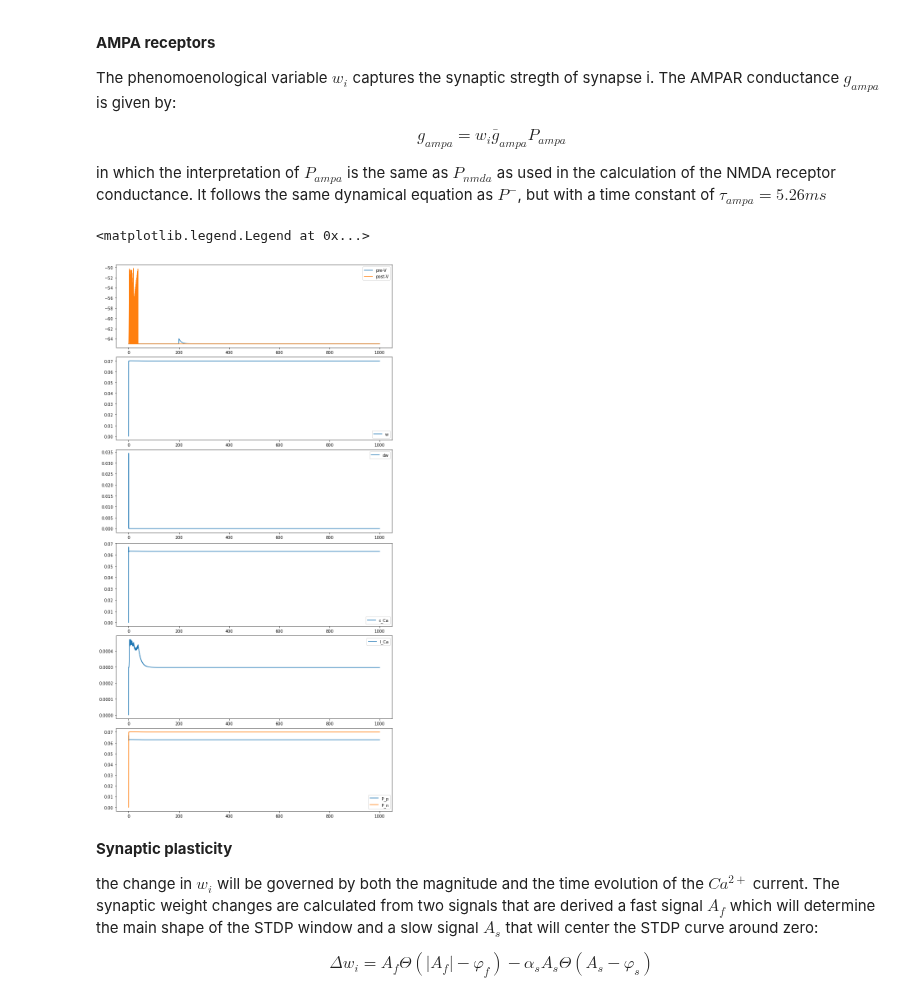
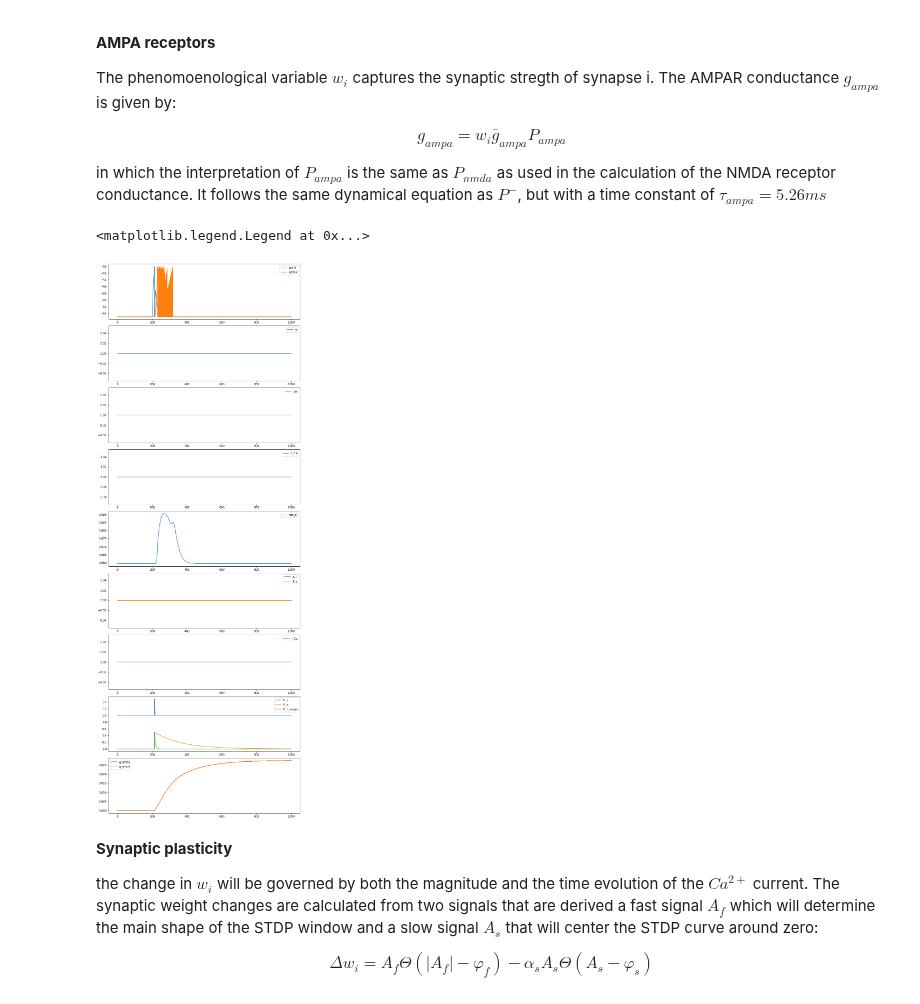
Before and after one commit to AohuaCheng/Neuro-and-Complexity-Science, a Jupyter notebook: Coding/STDP/STDP.ipynb, the cells around one changed output. Cells and saved outputs as stored; diff of their text form; code cells hidden in the pictures.

```diff
--- a/Coding/STDP/STDP.ipynb
+++ b/Coding/STDP/STDP.ipynb
@@ -229,7 +229,7 @@ class Synapse(bp.TwoEndConn):
 
   @staticmethod
   @bp.odeint # (method='exponential_euler')
-  def integral(I_Ca_h, w, A_f, A_s, P_p, P_n, P_n_ampa, sim_G, c_Ca, t, V_lp, tau_G):
+  def integral(P_p, P_n, P_n_ampa, sim_G, c_Ca, I_Ca_h, w, A_f, A_s, g_nmda, g_ampa, t, V_lp, tau_G):
     dP_p = (1 - P_p) / tau_p
     dP_n = (0 - P_n) / tau_n
     dP_n_ampa = (0 - P_n_ampa) / tau_ampa
@@ -247,10 +247,10 @@ class Synapse(bp.TwoEndConn):
 
     delta_I_Ca = (I_Ca - I_Ca_h) / dt
     dw = A_f*H1 - alpha_s*A_s*H2
-    dA_f = (-A_f + alpha_Af*(1-A_f*delta_I_Ca)) / tau_f
+    dA_f = (-A_f + alpha_Af*(1-A_f)*delta_I_Ca) / tau_f
     dA_s = (-A_s - (1 - A_s)*I_Ca) / tau_s
 
-    return dP_p, dP_n, dP_n_ampa, dsim_G, dc_Ca, g_nmda, g_ampa, I_Ca, w
+    return dP_p, dP_n, dP_n_ampa, dsim_G, dc_Ca, I_Ca, dw, dA_f, dA_s, g_nmda, g_ampa
 
   def __init__(self, pre, post, conn, tau_G=20., **kwargs):
     super(Synapse, self).__init__(pre=pre, post=post, **kwargs)
@@ -263,11 +263,11 @@ class Synapse(bp.TwoEndConn):
     self.size = len(self.pre_ids)
 
     # variables
-    self.P_p = bp.ops.zeros(self.size)
+    self.P_p = bp.ops.ones(self.size)
     self.P_n = bp.ops.zeros(self.size)
     self.P_n_ampa = bp.ops.zeros(self.size)
-    self.sim_G = bp.ops.zeros(self.size)
-    self.c_Ca = bp.ops.zeros(self.size)
+    self.sim_G = bp.ops.ones(self.size) * 1 / ( 1 + Mg2/3.56 * np.exp(-E_L/16.12) )
+    self.c_Ca = bp.ops.ones(self.size)
     self.g_nmda = bp.ops.zeros(self.size)
     self.g_ampa = bp.ops.zeros(self.size)
     self.I_Ca = bp.ops.zeros(self.size)
@@ -279,9 +279,9 @@ class Synapse(bp.TwoEndConn):
     for i in range(self.size):
       pre_id, post_id = self.pre_ids[i], self.post_ids[i]
       # update
-      P_p, P_n, P_n_ampa, self.sim_G[i], self.c_Ca[i], self.g_nmda[i], self.g_ampa[i], self.I_Ca[i], self.w[i] = self.integral(self.I_Ca[i],
-      self.w[i], self.A_f[i], self.A_s[i], self.P_p[i], self.P_n[i], self.P_n_ampa[i],
-      self.sim_G[i], self.c_Ca[i], _t, self.post.V_lp[post_id], self.tau_G)
+      P_p, P_n, P_n_ampa, self.sim_G[i], self.c_Ca[i], self.I_Ca[i], self.w[i], self.A_f[i], self.A_s[i], self.g_nmda[i], self.g_ampa[i] = self.integral(self.P_p[i],
+      self.P_n[i], self.P_n_ampa[i], self.sim_G[i], self.c_Ca[i], self.I_Ca[i], self.w[i],
+      self.A_f[i], self.A_s[i], self.g_ampa[i], self.g_nmda[i], _t, self.post.V_lp[post_id], self.tau_G)
       if self.pre.spike[pre_id]:
         P_p += alpha_p * self.P_p[i]
         P_n += alpha_n * (1 - self.P_n[i])
@@ -300,39 +300,52 @@ pre_I = bp.ops.zeros(idx_duration)
 post_I = bp.ops.zeros(idx_duration)
 idx_pre_spike = int(200/dt)
 idx_post_spike = int(220/dt)
-pre_I[idx_pre_spike] = 100
-post_I[idx_post_spike] = 100
+idx_spike_duration = int(20/dt)
+pre_I[idx_pre_spike: idx_pre_spike+idx_spike_duration] = 20
+post_I[idx_post_spike: idx_post_spike+idx_spike_duration] = 0
 
 neu1 = LIF(1, monitors=['V', 'V_lp'])
 neu2 = LIF(1, monitors=['V'])
-syn1 = Synapse(pre=neu1, post=neu2, conn=bp.connect.All2All(), monitors=['w','c_Ca','I_Ca','g_nmda','P_p','P_n'])
+syn1 = Synapse(pre=neu1, post=neu2, conn=bp.connect.All2All(), monitors=['w','c_Ca','I_Ca','g_nmda','g_ampa','P_p','P_n','P_n_ampa','sim_G','A_f','A_s'])
 net1 = bp.Network(neu1, syn1, neu2)
 net1.run(t_duration, inputs=[(neu1, 'input', pre_I), (neu2, 'input', post_I)])
 # %%
 fig, gs = bp.visualize.get_figure(10, 1, 3, 10)
 fig.add_subplot(gs[0, 0])
 plt.plot(neu1.mon.ts, neu1.mon.V, label='pre-V')
 plt.plot(neu2.mon.ts, neu2.mon.V, label='post-V')
 plt.legend()
 fig.add_subplot(gs[1, 0])
 plt.plot(syn1.mon.ts, syn1.mon.w[:, 0], label='w')
 plt.legend()
 fig.add_subplot(gs[2, 0])
 plt.plot(syn1.mon.ts, np.gradient(syn1.mon.w[:, 0]), label='dw')
 plt.legend()
 fig.add_subplot(gs[3, 0])
 plt.plot(syn1.mon.ts, syn1.mon.c_Ca[:, 0], label='c_Ca')
 plt.legend()
 fig.add_subplot(gs[4, 0])
+plt.plot(syn1.mon.ts, syn1.mon.sim_G[:, 0], label='sim_G')
+plt.legend()
+fig.add_subplot(gs[5, 0])
+plt.plot(syn1.mon.ts, syn1.mon.A_f[:, 0], label='A_f')
+plt.plot(syn1.mon.ts, syn1.mon.A_s[:, 0], label='A_s')
+plt.legend()
+fig.add_subplot(gs[6, 0])
 plt.plot(syn1.mon.ts, syn1.mon.I_Ca[:, 0], label='I_Ca')
 plt.legend()
-fig.add_subplot(gs[5, 0])
+fig.add_subplot(gs[7, 0])
 plt.plot(syn1.mon.ts, syn1.mon.P_p[:, 0], label='P_p')
 plt.plot(syn1.mon.ts, syn1.mon.P_n[:, 0], label='P_n')
+plt.plot(syn1.mon.ts, syn1.mon.P_n_ampa[:, 0], label='P_n_ampa')
 plt.legend()
+fig.add_subplot(gs[8, 0])
+plt.plot(syn1.mon.ts, syn1.mon.g_nmda[:, 0], label='g_nmda')
+plt.plot(syn1.mon.ts, syn1.mon.g_ampa[:, 0], label='g_ampa')
+plt.legend()
 # %% [output]
 <matplotlib.legend.Legend at 0x...>
-[figure, old version]
+[figure, new version]
 # %% [markdown]
 **Synaptic plasticity**
 
```
Also changed, not shown: parts of 3 cells of this notebook.
